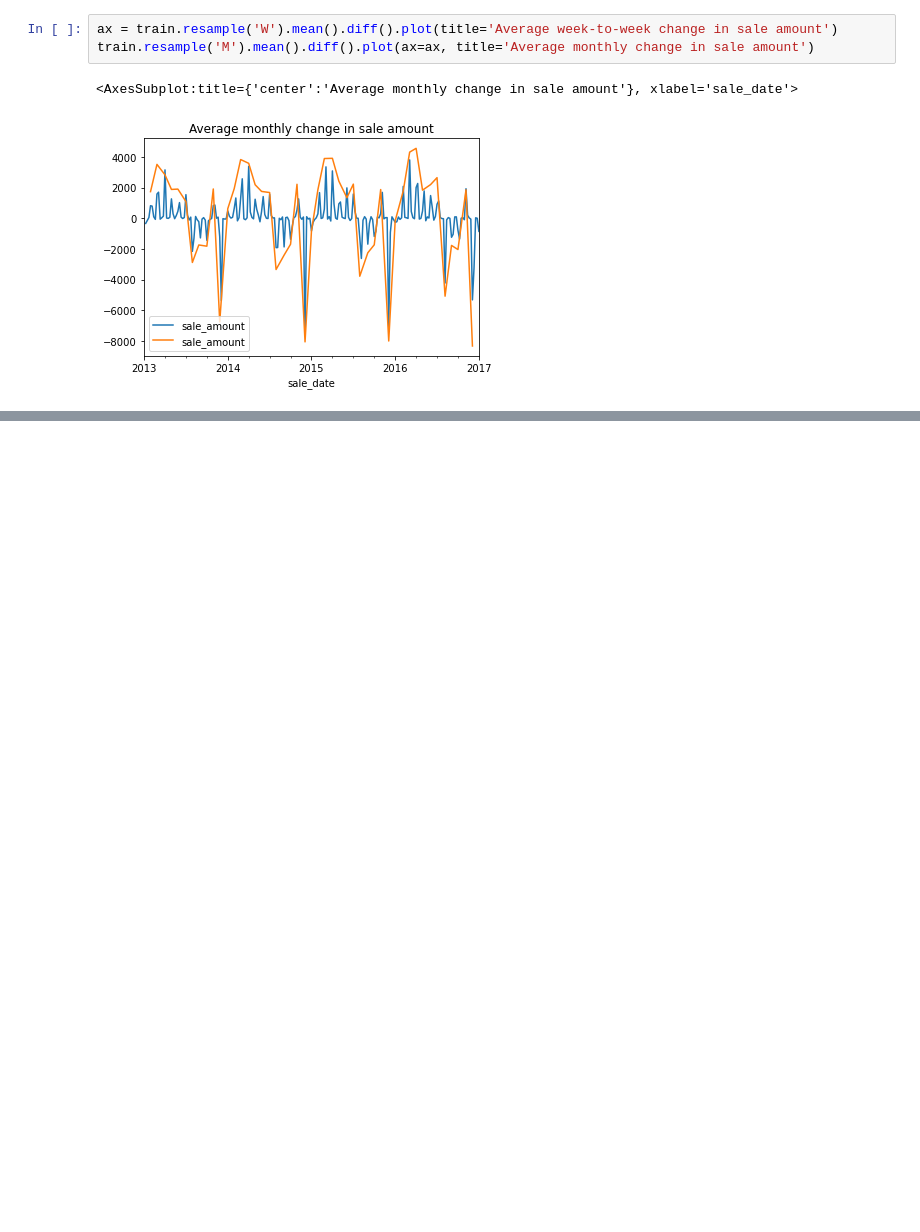
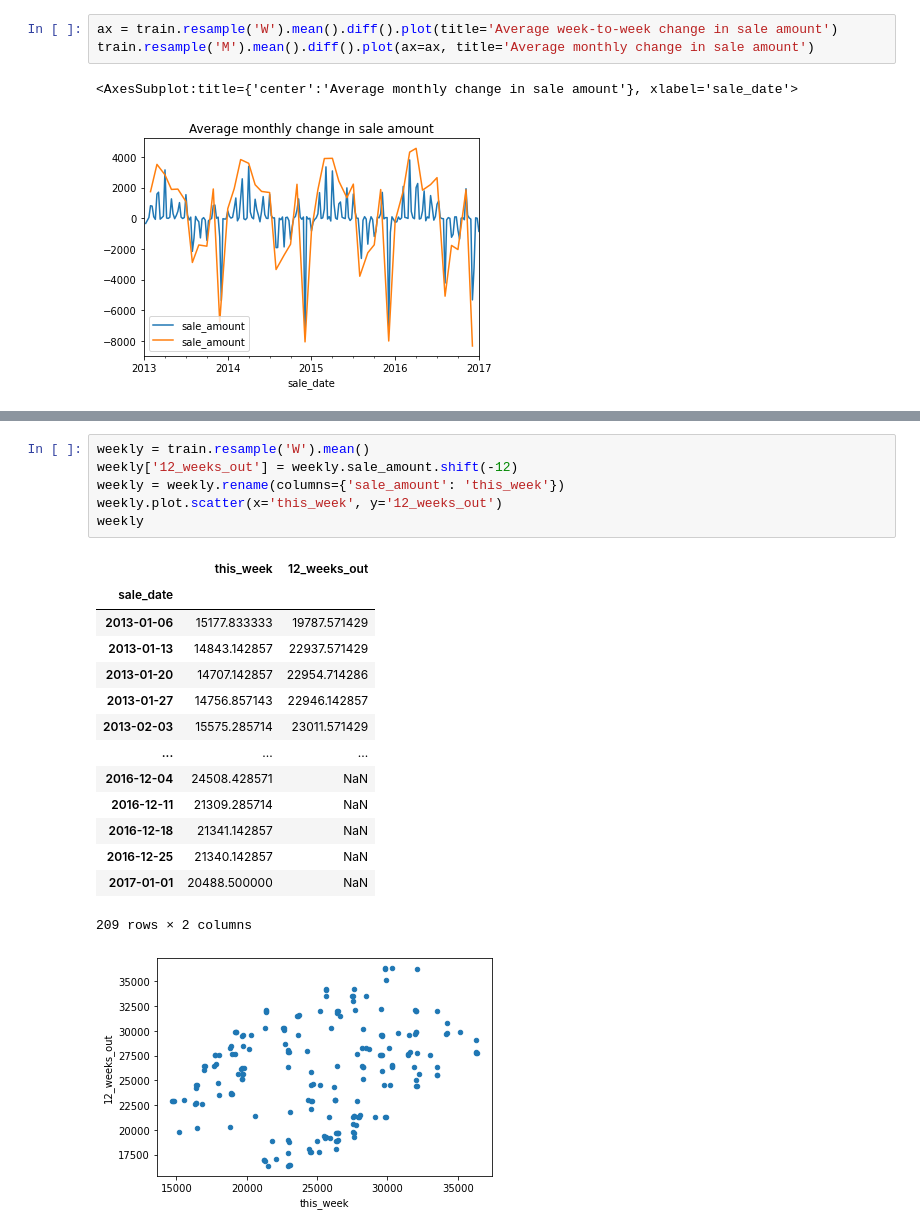
Before and after one commit to JacobPaxton/time-series-exercises, a Jupyter notebook: explore.ipynb, the cells around one changed output, grey strips where cells are left out. Drawn from its saved outputs; the diff is of its cells as text; blank space fills up the shorter version.

```diff
--- a/explore.ipynb
+++ b/explore.ipynb
@@ -135,0 +171,22 @@ train.resample('M').mean().diff().plot(ax=ax, title='Average monthly change in s
+# %%
+weekly = train.resample('W').mean()
+weekly['12_weeks_out'] = weekly.sale_amount.shift(-12)
+weekly = weekly.rename(columns={'sale_amount': 'this_week'})
+weekly.plot.scatter(x='this_week', y='12_weeks_out')
+weekly
+# %% [output]
+|  | this_week | 12_weeks_out |
+| sale_date |  |  |
+| 2013-01-06 | 15177.833333 | 19787.571429 |
+| 2013-01-13 | 14843.142857 | 22937.571429 |
+| 2013-01-20 | 14707.142857 | 22954.714286 |
+| 2013-01-27 | 14756.857143 | 22946.142857 |
+| 2013-02-03 | 15575.285714 | 23011.571429 |
+| ... | ... | ... |
+| 2016-12-04 | 24508.428571 | NaN |
+| 2016-12-11 | 21309.285714 | NaN |
+| 2016-12-18 | 21341.142857 | NaN |
+| 2016-12-25 | 21340.142857 | NaN |
+| 2017-01-01 | 20488.500000 | NaN |
+209 rows × 2 columns
+[figure, added]
```
Also changed, not shown: parts of 29 cells of this notebook.
